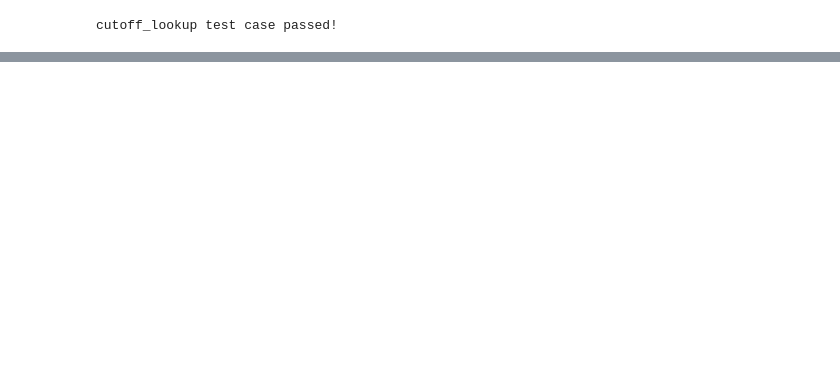
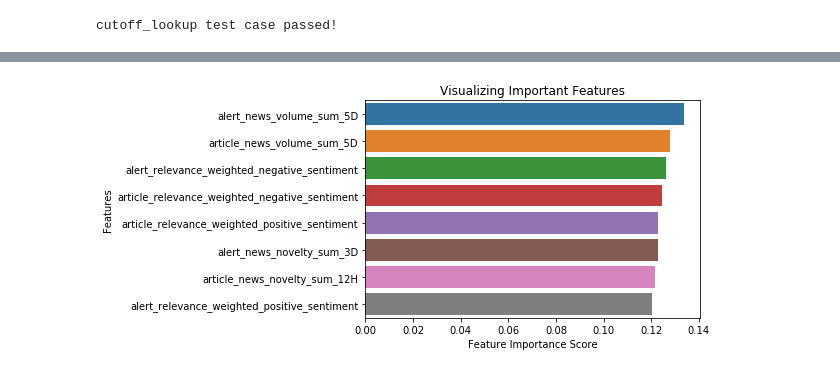
Before and after one commit to 21han/two_sigma_news_sentiments, a Jupyter notebook: test_factors.ipynb, the cells around one changed output, grey strips where cells are left out. Drawn from its saved outputs; the diff is of its cells as text; code cells hidden in the pictures; blank space fills up the shorter version.

```diff
--- a/test_factors.ipynb
+++ b/test_factors.ipynb
@@ -205,0 +315,81 @@ for i in list(df.sector.unique()):
+# %%
+from sklearn.ensemble import RandomForestClassifier
+import seaborn as sns
+import matplotlib.pyplot as plt
+from sklearn import metrics
+%matplotlib inline
+
+q2 = tmp.returnsOpenNextMktres10.quantile(.2)
+q4 = tmp.returnsOpenNextMktres10.quantile(.4)
+q6 = tmp.returnsOpenNextMktres10.quantile(.6)
+q8 = tmp.returnsOpenNextMktres10.quantile(.8)
+
+q5 = tmp.returnsOpenNextMktres10.quantile(.5)
+print(q2, q4, q6, q8)
+
+def quantile_mapper(x):
+    if x <= q2:
+        return 1
+    if x <= q4:
+        return 2
+    if x <= q6:
+        return 3
+    if x <= q8:
+        return 4
+    return 5
+
+def binary_quantile_mapper(x):
+    if x <= 0:
+        return -1
+    return 1
+
+tmp['quantile'] = tmp.returnsOpenNextMktres10.apply(binary_quantile_mapper)
+
+X = tmp[['article_relevance_weighted_negative_sentiment',
+       'article_news_volume_sum_5D',
+       'article_relevance_weighted_positive_sentiment',
+       'alert_news_volume_sum_5D',
+       'alert_relevance_weighted_positive_sentiment',
+       'alert_relevance_weighted_negative_sentiment',
+       'article_news_novelty_sum_12H', 'alert_news_novelty_sum_3D']]
+y = tmp['quantile']
+
+clf = RandomForestClassifier(n_estimators=500)
+clf.fit(X, y)
+tmp['y_pred'] = clf.predict(X)
+feature_imp = pd.Series(clf.feature_importances_,index=X.columns).sort_values(ascending=False)
+sns.barplot(x=feature_imp, y=feature_imp.index)
+plt.xlabel('Feature Importance Score')
+plt.ylabel('Features')
+plt.title("Visualizing Important Features")
+plt.show()
+
+print("accuracy:", metrics.accuracy_score(y, tmp['y_pred']))
+print("confusion matrix:", metrics.confusion_matrix(tmp['quantile'], tmp['y_pred']))
+
+# let's write an evaluation for 5 class predictions, 1, 2, 3, 4, 5 - short on 1, 2 - long on 4, 5
+def multi_class_eva(day_df):
+    short_porfolio = day_df[(day_df.y_pred == 1) | (day_df.y_pred == 2)]
+    long_porfolio  = day_df[(day_df.y_pred == 4) | (day_df.y_pred == 5)]
+    return (long_porfolio.returnsOpenNextMktres10).mean() - (short_porfolio.returnsOpenNextMktres10).mean()
+
+def binary_class_eva(day_df):
+    short_porfolio = day_df[(day_df.y_pred == -1)]
+    long_porfolio  = day_df[(day_df.y_pred == 1)]
+    return (long_porfolio.returnsOpenNextMktres10).mean() - (short_porfolio.returnsOpenNextMktres10).mean()
+
+def run_multi_eva(df, type_eva = 'multi_class'):
+    tmp_ret = None
+    if type_eva == "multi_class":
+        tmp_ret = tmp.groupby("datetime").apply(lambda x: multi_class_eva(x))
+    if type_eva == "binary_class":
+        tmp_ret = tmp.groupby("datetime").apply(lambda x: binary_class_eva(x))
+    plt.figure()
+    plt.plot(list(tmp_ret.cumsum()))
+    plt.title(type_eva + ' cumulaive return plot')
+    print("annualized sharpe:", (tmp_ret.mean() / tmp_ret.std()) * np.sqrt(365))
+    print("daily sharpe     :", (tmp_ret.mean() / tmp_ret.std()))
+    plt.show()
+
+run_multi_eva(df, type_eva = "binary_class")
+# %% [output]
@@ -205,0 +397 @@ for i in list(df.sector.unique()):
+[figure, added]
```
Also changed, not shown: parts of 23 cells of this notebook.
